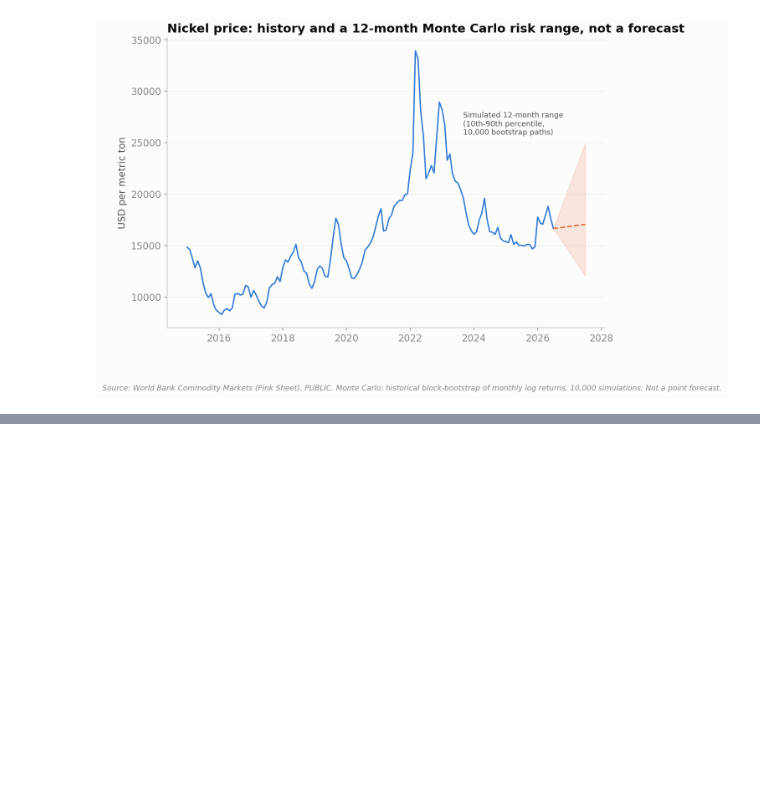
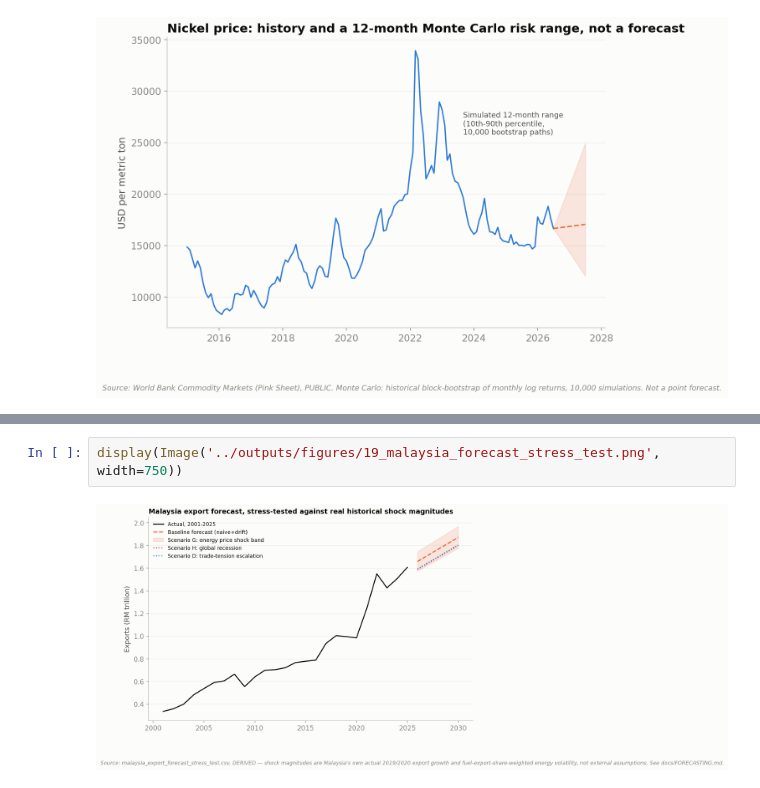
Before and after one commit to ooi-darren/project-008-global-supply-chain-intelligence, a Jupyter notebook: notebooks/07_risk_and_forecasting.ipynb, the cells around one changed output, grey strips where cells are left out. Cells and saved outputs as stored; diff of their text form; blank space fills up the shorter version.

```diff
--- a/notebooks/07_risk_and_forecasting.ipynb
+++ b/notebooks/07_risk_and_forecasting.ipynb
@@ -68,3 +117,7 @@ display(Image('../outputs/figures/07_nickel_price_montecarlo.png', width=650))
+# %%
+display(Image('../outputs/figures/19_malaysia_forecast_stress_test.png', width=750))
+# %% [output]
+[figure, added]
 # %% [markdown]
 ## Strategic Findings
 
```
Also changed, not shown: parts of 6 cells of this notebook, 29 other files.
